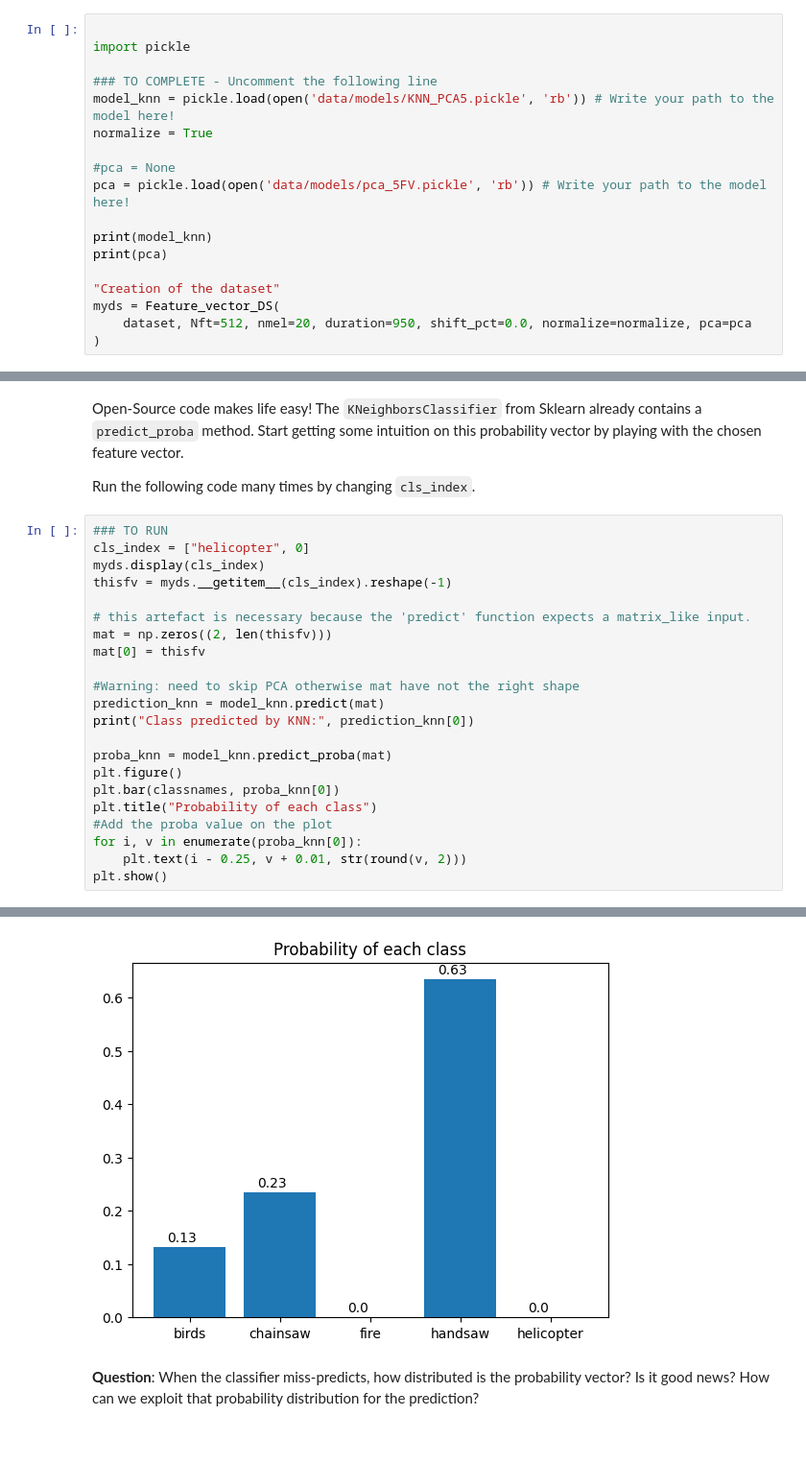
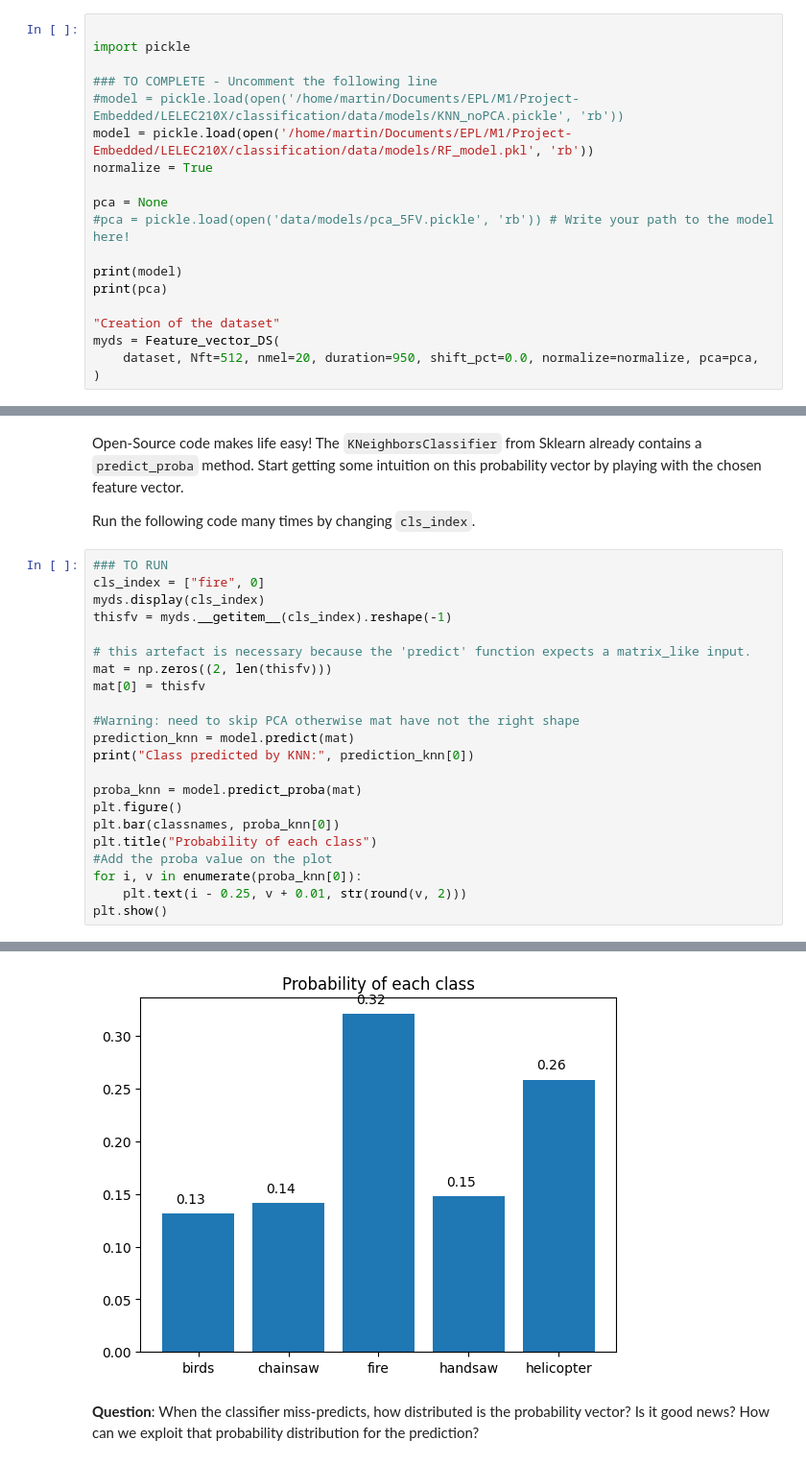
Before and after one commit to Raph480/LELEC210X, a Jupyter notebook: classification/h5a3_confidence_and_memory.ipynb, the cells around one changed output, grey strips where cells are left out. Shown: that part at 96% size. Cells and saved outputs as stored; diff of their text form.

```diff
--- a/classification/h5a3_confidence_and_memory.ipynb
+++ b/classification/h5a3_confidence_and_memory.ipynb
@@ -63,17 +63,18 @@ Don't forget to normalize your feature vectors as well as reduce their dimension
 import pickle
 
 ### TO COMPLETE - Uncomment the following line
-model_knn = pickle.load(open('data/models/KNN_PCA5.pickle', 'rb')) # Write your path to the model here!
+#model = pickle.load(open('/home/martin/Documents/EPL/M1/Project-Embedded/LELEC210X/classification/data/models/KNN_noPCA.pickle', 'rb'))
+model = pickle.load(open('/home/martin/Documents/EPL/M1/Project-Embedded/LELEC210X/classification/data/models/RF_model.pkl', 'rb'))
 normalize = True
 
-#pca = None
-pca = pickle.load(open('data/models/pca_5FV.pickle', 'rb')) # Write your path to the model here!
+pca = None
+#pca = pickle.load(open('data/models/pca_5FV.pickle', 'rb')) # Write your path to the model here!
 
-print(model_knn)
+print(model)
 print(pca)
 
 "Creation of the dataset"
 myds = Feature_vector_DS(
-    dataset, Nft=512, nmel=20, duration=950, shift_pct=0.0, normalize=normalize, pca=pca
+    dataset, Nft=512, nmel=20, duration=950, shift_pct=0.0, normalize=normalize, pca=pca,
 )
 # %% [output]
@@ -85,7 +87,7 @@ Open-Source code makes life easy! The ``KNeighborsClassifier`` from Sklearn alre
 Run the following code many times by changing  ``cls_index``. <br>
 # %%
 ### TO RUN
-cls_index = ["helicopter", 0]
+cls_index = ["fire", 0]
 myds.display(cls_index)
 thisfv = myds.__getitem__(cls_index).reshape(-1)
 
@@ -94,10 +96,10 @@ mat = np.zeros((2, len(thisfv)))
 mat[0] = thisfv
 
 #Warning: need to skip PCA otherwise mat have not the right shape
-prediction_knn = model_knn.predict(mat)
+prediction_knn = model.predict(mat)
 print("Class predicted by KNN:", prediction_knn[0])
 
-proba_knn = model_knn.predict_proba(mat)
+proba_knn = model.predict_proba(mat)
 plt.figure()
 plt.bar(classnames, proba_knn[0])
 plt.title("Probability of each class")
@@ -128,4 +113,4 @@ Class predicted by KNN: handsaw
-[figure, old version]
+[figure, new version]
 # %% [markdown]
 **Question**:
 When the classifier miss-predicts, how distributed is the probability vector? Is it good news? How can we exploit that probability distribution for the prediction?
```
Also changed, not shown: parts of 5 cells of this notebook, 17 other files.
